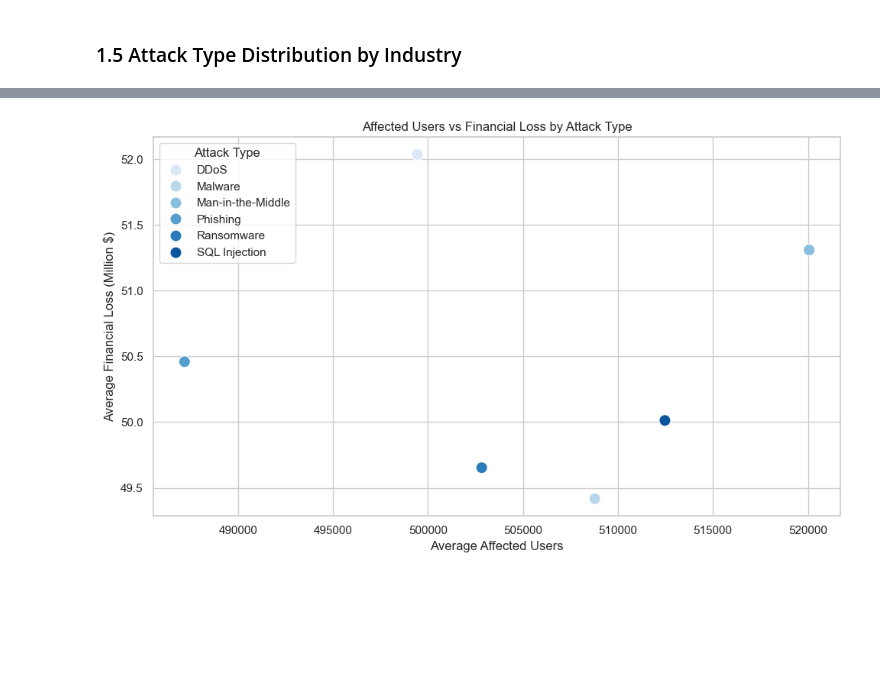
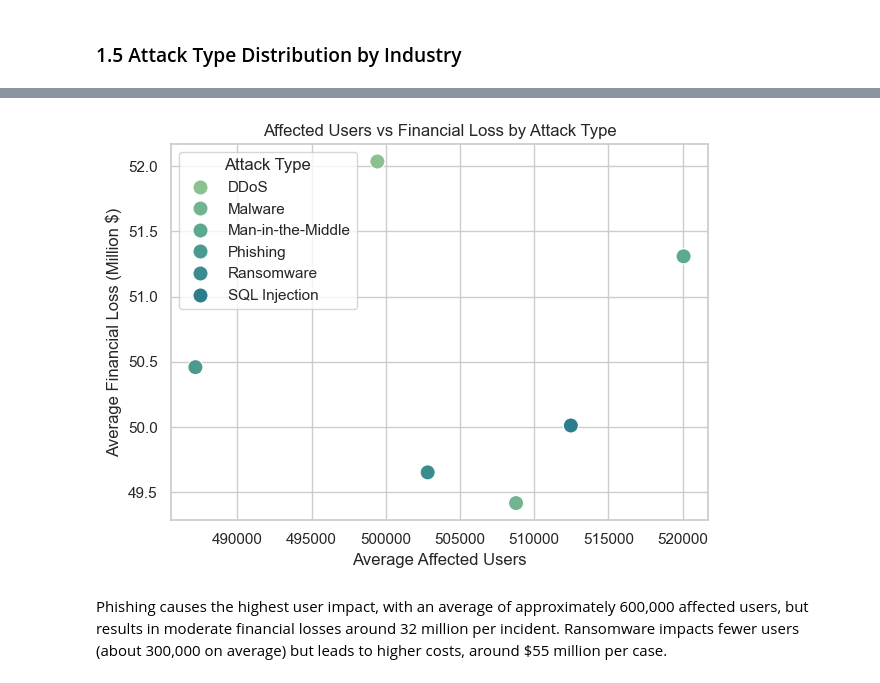
Before and after one commit to dolludaa/Global-Cybersecurity-Threats-2015-2024, a Jupyter notebook: business_analysis.ipynb, the cells around one changed output, grey strips where cells are left out. Drawn from its saved outputs; the diff is of its cells as text; code cells hidden in the pictures; blank space fills up the shorter version.

```diff
--- a/business_analysis.ipynb
+++ b/business_analysis.ipynb
@@ -48,7 +48,7 @@ import seaborn as sns
 import numpy as np
 
 sns.set(style="whitegrid")
-palette = sns.color_palette("Set2")
+crest_palette = sns.color_palette("crest", n_colors=10)
 # %% [markdown]
 ### Data Source:
 https://www.kaggle.com/datasets/atharvasoundankar/global-cybersecurity-threats-2015-2024
@@ -164,0 +176,27 @@ plt.show()
+# %%
+industry = df.groupby(['Target Industry', 'Attack Type']).size().unstack(fill_value=0)
+industry_percent = industry.div(industry.sum(axis=1), axis=0) * 100
+
+plt.figure(figsize=(12, 6))
+bottom = np.zeros(len(industry_percent))
+
+for i, col in enumerate(industry_percent.columns):
+    values = industry_percent[col].values
+    bars = plt.bar(industry_percent.index, values, bottom=bottom, label=col, color=crest_palette[i])
+    for j, bar in enumerate(bars):
+        percent = values[j]
+        if percent >= 8:
+            plt.text(bar.get_x() + bar.get_width() / 2,
+                     bottom[j] + bar.get_height() / 2,
+                     f'{percent:.0f}%',
+                     ha='center', va='center',
+                     fontsize=8, color='white')
+    bottom += values
+
+plt.title('Attack Type Distribution by Industry (%)')
+plt.xlabel('Industry')
+plt.ylabel('Percentage of Attacks')
+plt.xticks(rotation=45, ha='right')
+plt.legend(title='Attack Type', bbox_to_anchor=(1.05, 1), loc='upper left')
+plt.tight_layout()
+plt.show()
@@ -165,18 +205,21 @@ plt.show()
 # %%
 avg_stats = df.groupby('Attack Type')[['Number of Affected Users', 'Financial Loss (in Million $)']].mean().reset_index()
 
-plt.figure(figsize=(10, 6))
-sns.scatterplot(data=avg_stats,
-                x='Number of Affected Users',
-                y='Financial Loss (in Million $)',
-                hue='Attack Type',
-                palette=blue_palette[:len(avg_stats)],
-                s=120)
+sns.scatterplot(
+    data=avg_stats,
+    x='Number of Affected Users',
+    y='Financial Loss (in Million $)',
+    hue='Attack Type',
+    palette=[crest_palette[i] for i in range(len(avg_stats))],
+    s=120
+)
 
 plt.title('Affected Users vs Financial Loss by Attack Type')
 plt.xlabel('Average Affected Users')
 plt.ylabel('Average Financial Loss (Million $)')
 plt.tight_layout()
 plt.show()
 # %% [output]
-[figure, old version]
+[figure, new version]
+# %% [markdown]
+Phishing causes the highest user impact, with an average of approximately 600,000 affected users, but results in moderate financial losses around 32 million per incident. Ransomware impacts fewer users (about 300,000 on average) but leads to higher costs, around $55 million per case.
```
Also changed, not shown: parts of 9 cells of this notebook.
